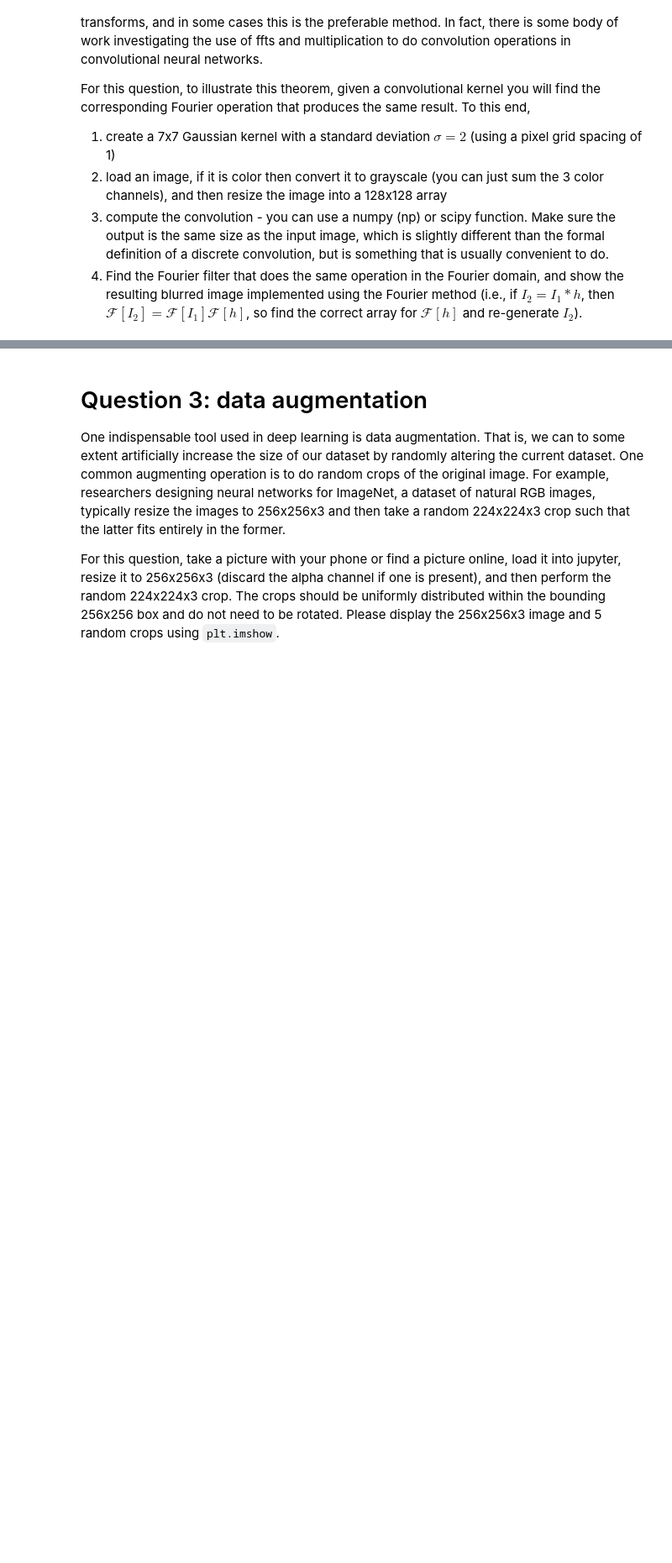
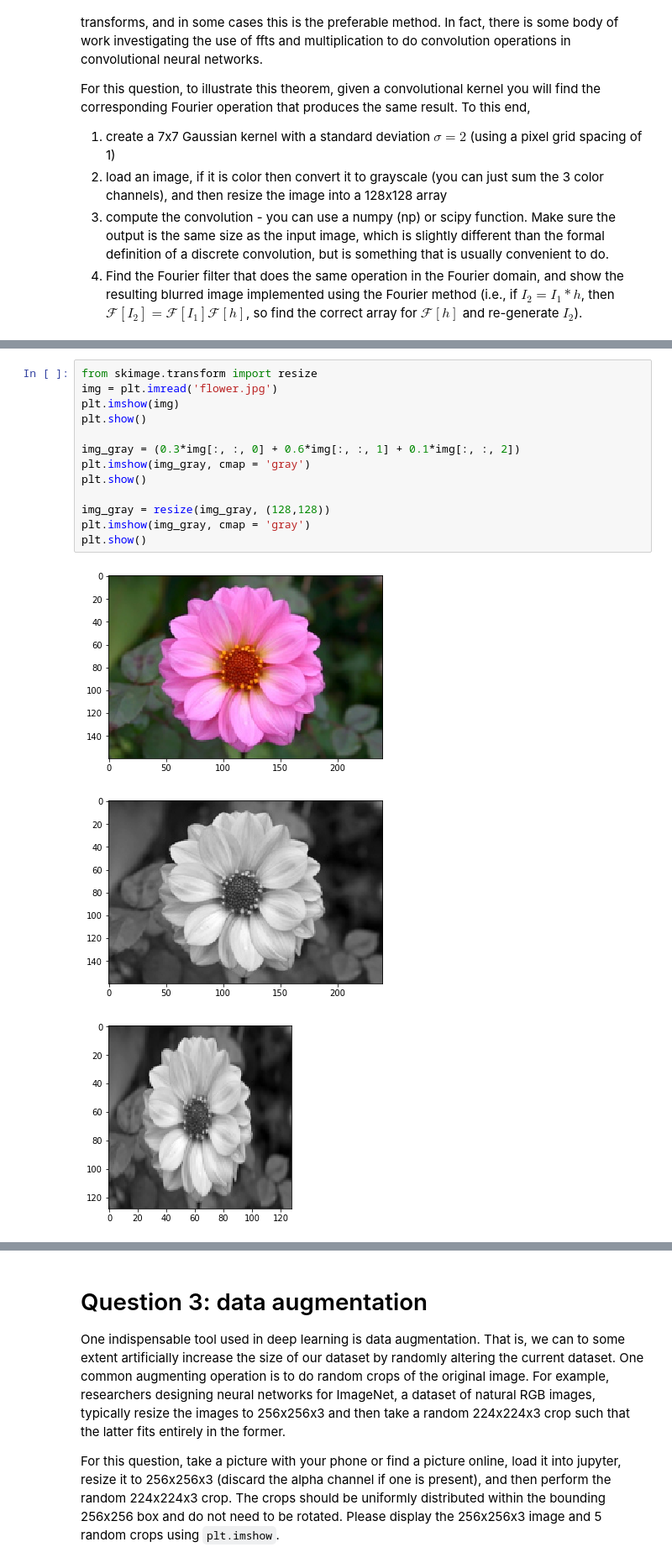
Before and after one commit to cjd67/BME-590-Machine-Learning-in-Imaging, a Jupyter notebook: homework/homework_1/HW1.ipynb, the cells around one changed output, grey strips where cells are left out. Shown at 84% size. Drawn from its saved outputs; the diff is of its cells as text; blank space fills up the shorter version.

```diff
--- a/homework/homework_1/HW1.ipynb
+++ b/homework/homework_1/HW1.ipynb
@@ -70,0 +115,17 @@ For this question, to illustrate this theorem, given a convolutional kernel you
+# %%
+from skimage.transform import resize
+img = plt.imread('flower.jpg')
+plt.imshow(img)
+plt.show()
+
+img_gray = (0.3*img[:, :, 0] + 0.6*img[:, :, 1] + 0.1*img[:, :, 2])
+plt.imshow(img_gray, cmap = 'gray')
+plt.show()
+
+img_gray = resize(img_gray, (128,128))
+plt.imshow(img_gray, cmap = 'gray')
+plt.show()
+# %% [output]
+[figure, added]
+[figure, added]
+[figure, added]
```
Also changed, not shown: parts of 11 cells of this notebook, 2 other files.
